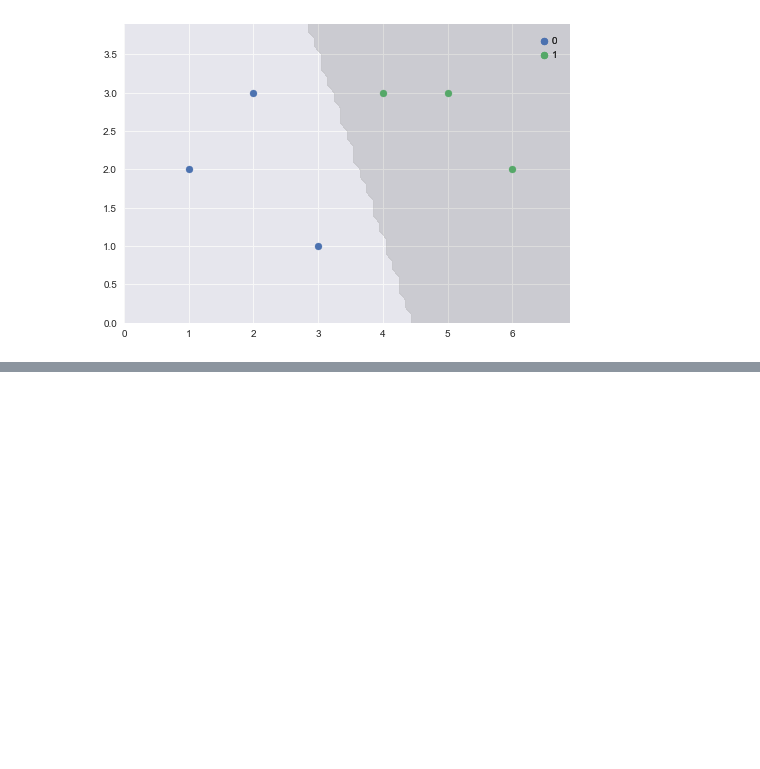
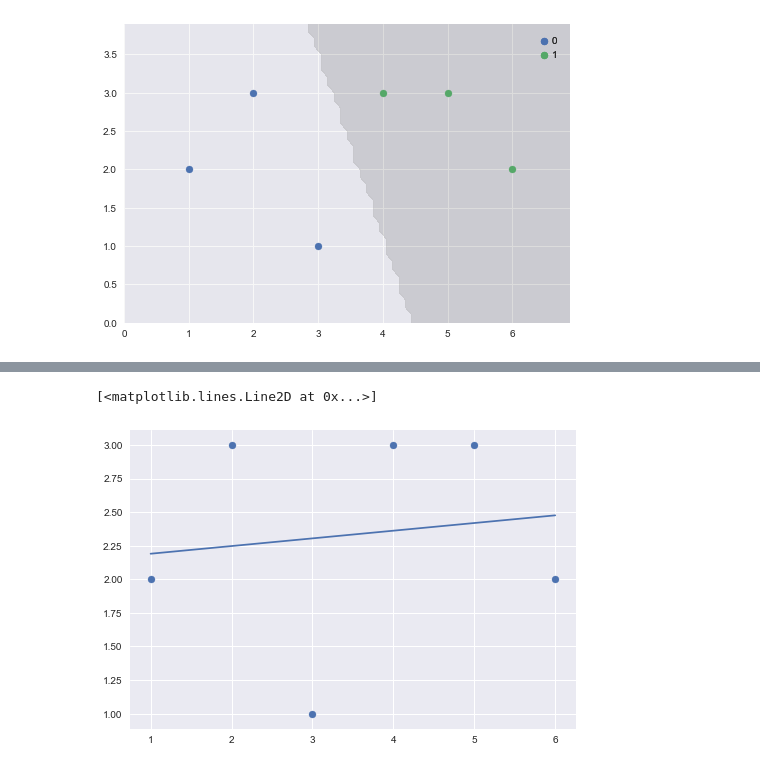
Before and after one commit to likejazz/jupyter-notebooks, a Jupyter notebook: logistic-regression.ipynb, the cells around one changed output, grey strips where cells are left out. Drawn from its saved outputs; the diff is of its cells as text; code cells hidden in the pictures; blank space fills up the shorter version.

```diff
--- a/logistic-regression.ipynb
+++ b/logistic-regression.ipynb
@@ -66,0 +82,10 @@ plot_decision_regions(x_data, y_data, clf=clf)
+# %%
+linear_x = x_data[:,0].reshape(-1,1)
+linear_y = x_data[:,1]
+clf = LinearRegression().fit(linear_x, linear_y)
+
+plt.scatter(linear_x, linear_y)
+plt.plot(linear_x, clf.predict(linear_x))
+# %% [output]
+[<matplotlib.lines.Line2D at 0x...>]
+[figure, added]
```
Also changed, not shown: parts of 5 cells of this notebook.
